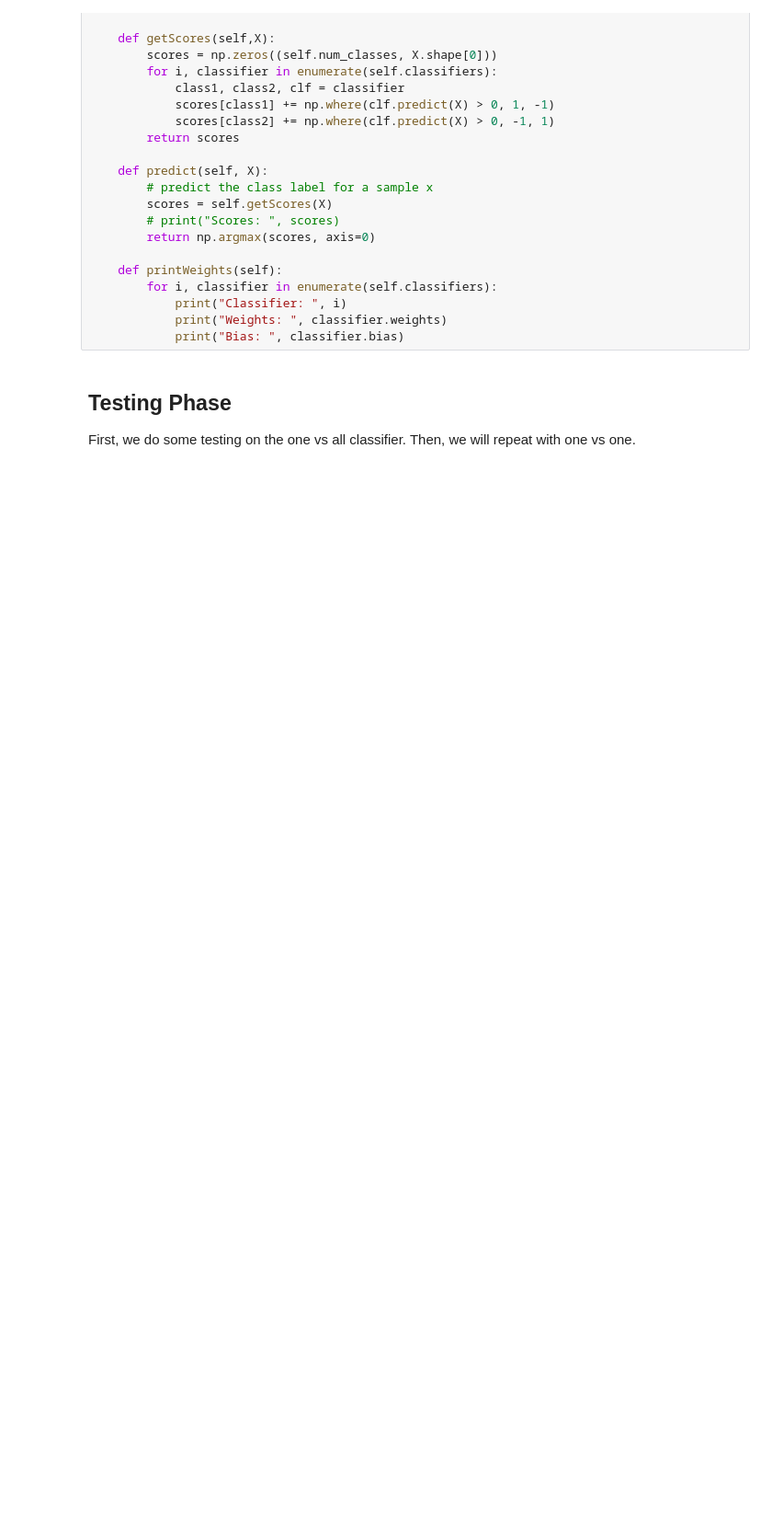
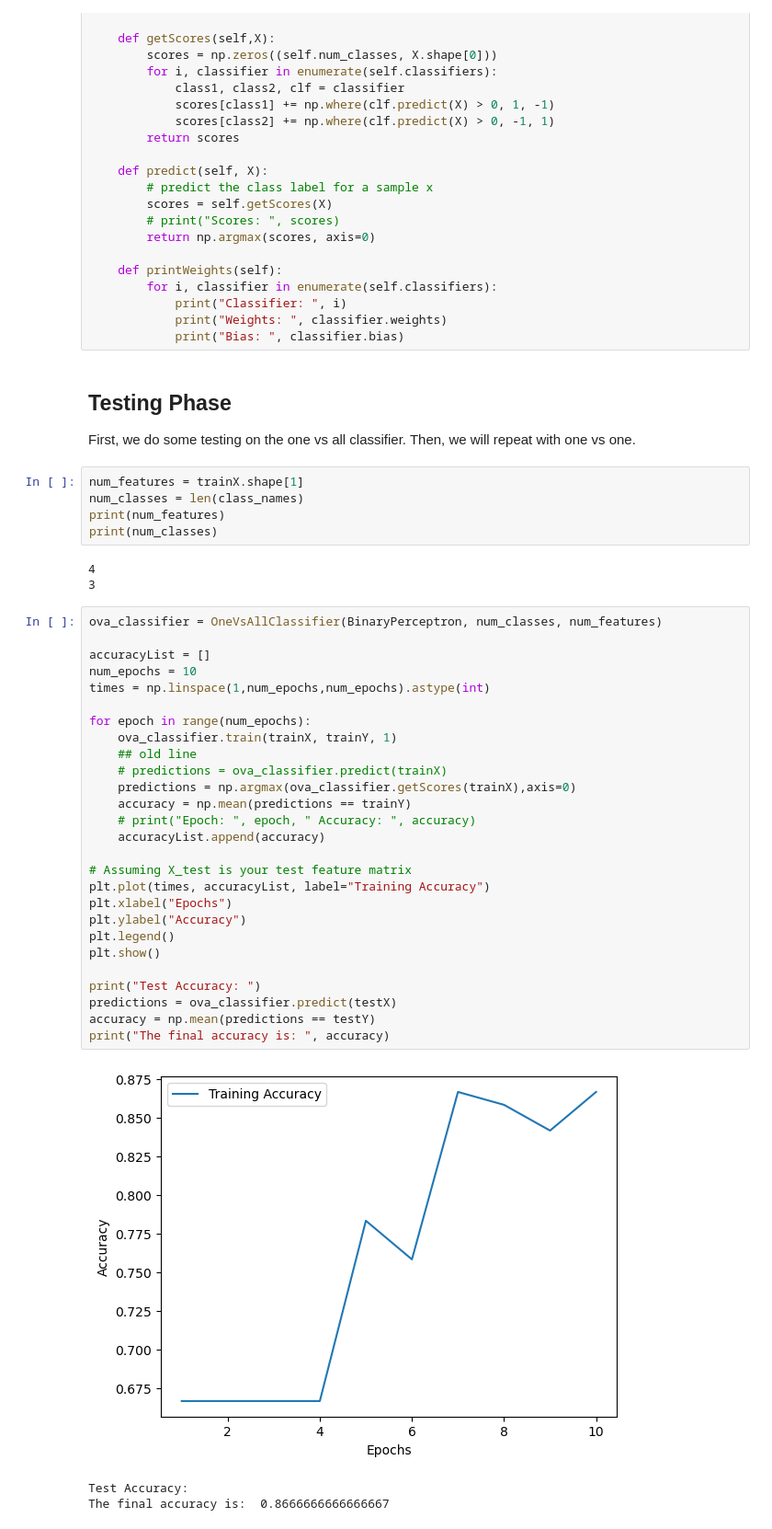
Before and after one commit to sa35577/MLP-Iris, a Jupyter notebook: source.ipynb, the cells around one changed output. Shown: that part at 92% size. Cells and saved outputs as stored; diff of their text form; blank space fills up the shorter version.

Commit message:
test and concluded results of both models

```diff
--- a/source.ipynb
+++ b/source.ipynb
@@ -158,3 +159,42 @@ class OneVsOneClassifier:
 ## Testing Phase
 
 First, we do some testing on the one vs all classifier. Then, we will repeat with one vs one.
+# %%
+num_features = trainX.shape[1]
+num_classes = len(class_names)
+print(num_features)
+print(num_classes)
+# %% [output]
+4
+3
+# %%
+ova_classifier = OneVsAllClassifier(BinaryPerceptron, num_classes, num_features)
+
+accuracyList = []
+num_epochs = 10
+times = np.linspace(1,num_epochs,num_epochs).astype(int)
+
+for epoch in range(num_epochs):
+    ova_classifier.train(trainX, trainY, 1)
+    ## old line
+    # predictions = ova_classifier.predict(trainX)
+    predictions = np.argmax(ova_classifier.getScores(trainX),axis=0)
+    accuracy = np.mean(predictions == trainY)
+    # print("Epoch: ", epoch, " Accuracy: ", accuracy)
+    accuracyList.append(accuracy)
+
+# Assuming X_test is your test feature matrix
+plt.plot(times, accuracyList, label="Training Accuracy")
+plt.xlabel("Epochs")
+plt.ylabel("Accuracy")
+plt.legend()
+plt.show()
+
+print("Test Accuracy: ")
+predictions = ova_classifier.predict(testX)
+accuracy = np.mean(predictions == testY)
+print("The final accuracy is: ", accuracy)
+# %% [output]
+[figure, added]
+Test Accuracy:
+The final accuracy is:  0.8666666666666667
```
Also changed, not shown: parts of 3 cells of this notebook.
